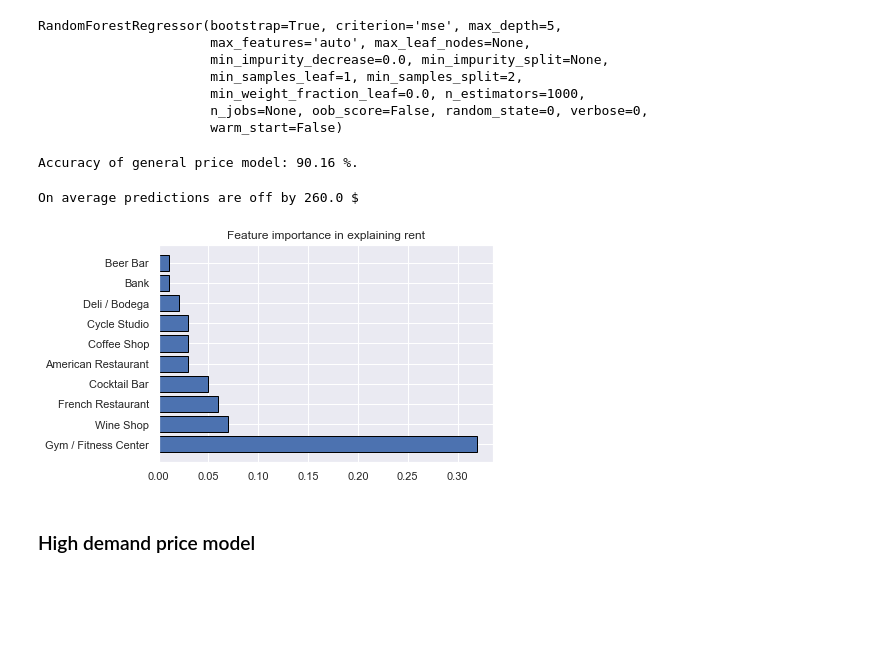
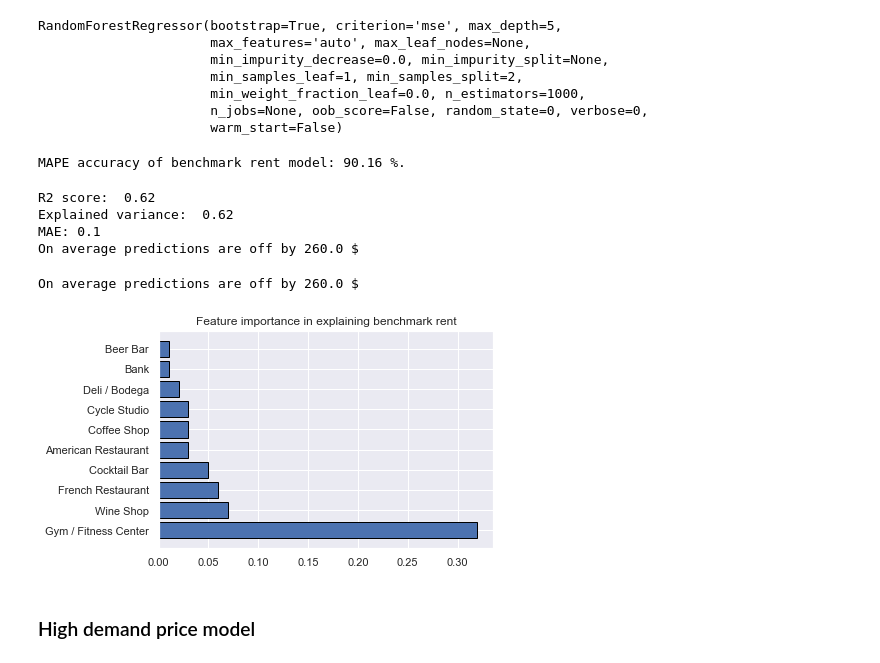
Before and after one commit to allaccountstaken/predicting_urban_home_values, a Jupyter notebook: Predicting Home Values Using Venues.ipynb, the cells around one changed output. Saved outputs shown, nothing was run; the diff lists cells and outputs as text; code cells hidden in the pictures; blank space fills up the shorter version.

```diff
--- a/Predicting Home Values Using Venues.ipynb
+++ b/Predicting Home Values Using Venues.ipynb
@@ -187,7 +188,7 @@ Splitting by boroughs confirms this idea. When looking at the slope of regressio
 # %% [markdown]
 ### Algorithmic *k*-means clustering
 # %%
-k_means = KMeans(init="k-means++", n_clusters=3, n_init=12)
+k_means = KMeans(init="k-means++", n_clusters=2, n_init=12)
 k_means.fit(df_nyc_prices_rents[['Price', 'Rent']])
 # %% [output]
 KMeans(algorithm='auto', copy_x=True, init='k-means++', max_iter=300,
@@ -656,9 +728,21 @@ errors = abs(predictions - y_rent_test)
 mape = 100 * (errors / y_rent_test)
 # Calculate and display accuracy
 accuracy = 100 - np.mean(mape)
-print('Accuracy of general price model:', round(accuracy, 2), '%.')
+print('MAPE accuracy of benchmark rent model:', round(accuracy, 2), '%.')
 # %% [output]
-Accuracy of general price model: 90.16 %.
+MAPE accuracy of benchmark rent model: 90.16 %.
+# %%
+# Checks:
+preds = rent_regr.predict(X_test)
+print("R2 score: ", round(r2_score(y_rent_test, preds), 2))
+print("Explained variance: ", round(explained_variance_score(y_rent_test, preds), 2))
+print("MAE:" , round((np.mean(np.abs((y_rent_test - preds) / y_rent_test))), 2))
+print("On average predictions are off by" , round(mean_absolute_error(y_rent_test, preds), 0), "$")
+# %% [output]
+R2 score:  0.62
+Explained variance:  0.62
+MAE: 0.1
+On average predictions are off by 260.0 $
 # %%
 print("On average predictions are off by" , round(mean_absolute_error(y_rent_test, predictions), 0), "$")
 # %% [output]
@@ -687,11 +771,11 @@ feature_importances = sorted(feature_importances, key = lambda x: x[1], reverse
 # %%
 x_val = [x[0] for x in feature_importances[0:10]]
 y_val = [x[1] for x in feature_importances[0:10]]
 plt.barh(x_val,y_val, edgecolor='black')
-plt.title('Feature importance in explaining rent')
+plt.title('Feature importance in explaining benchmark rent')
 plt.show()
 # %% [output]
-[figure, old version]
+[figure, new version]
 # %% [markdown]
 ### High demand price model
 # %%
```
Also changed, not shown: parts of 32 cells of this notebook, 20 other files.
